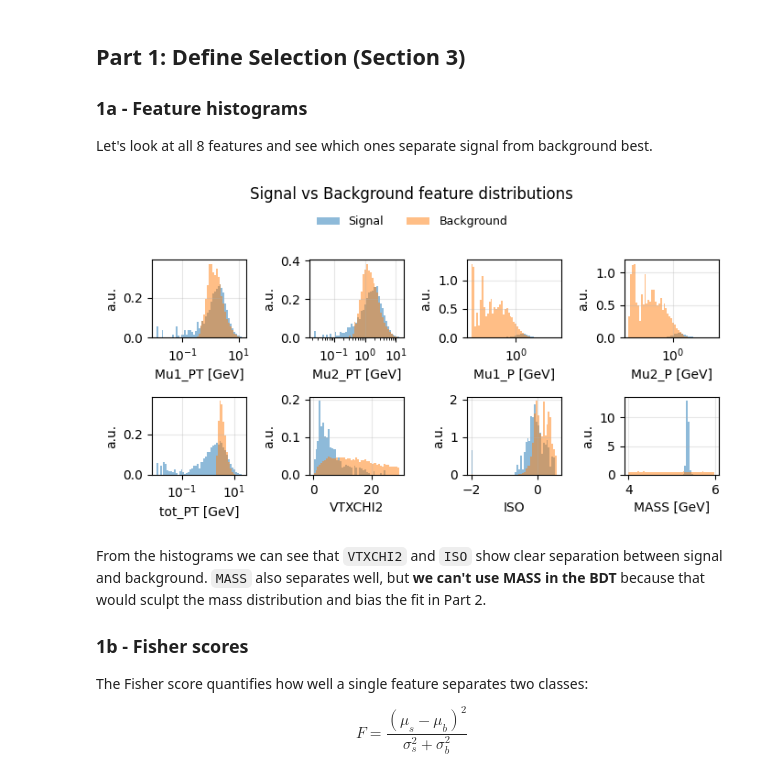
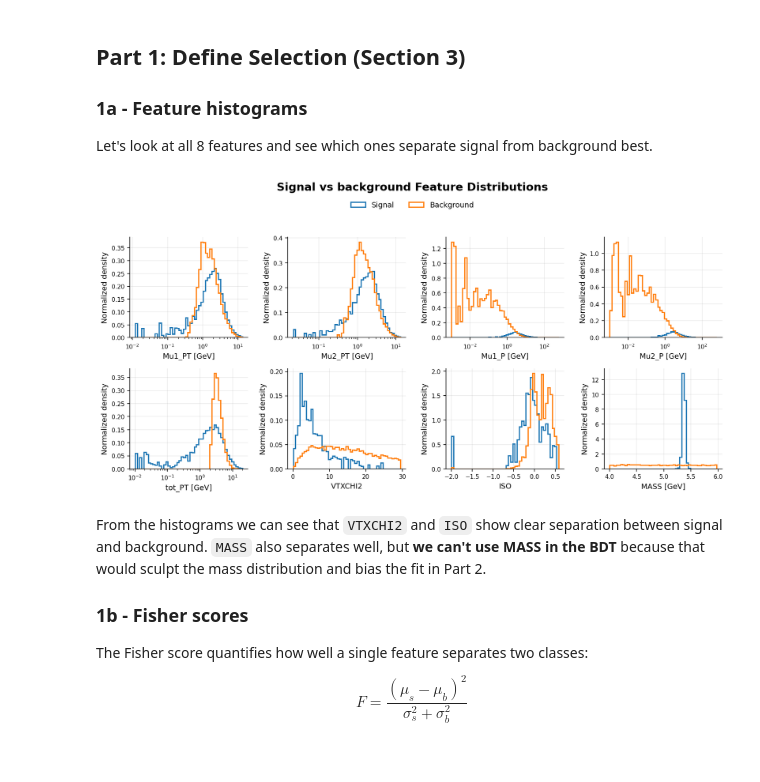
Before and after one commit to liuzzle/particle-discovery, a Jupyter notebook: particle_discovery.ipynb, the cells around one changed output. Drawn from its saved outputs; the diff is of its cells as text; code cells hidden in the pictures.

Commit message:
improve plots

```diff
--- a/particle_discovery.ipynb
+++ b/particle_discovery.ipynb
@@ -21,14 +21,21 @@ from sklearn.ensemble import GradientBoostingClassifier
 from sklearn.model_selection import train_test_split
 from sklearn.metrics import accuracy_score
 # %%
+
+# Plotting style for report
 plt.style.use('default')
 plt.rcParams.update({
     'figure.facecolor': 'white',
     'axes.facecolor': 'white',
     'savefig.facecolor': 'white',
+    'figure.dpi': 140,
+    'savefig.dpi': 300,
     'font.size': 10,
     'axes.titlesize': 11,
+    'axes.labelsize': 10,
     'legend.fontsize': 9,
+    'axes.spines.top': False,
+    'axes.spines.right': False,
 })
 # %% [markdown]
 #### Constants
@@ -90,53 +97,59 @@ units = {
 
 # momentum features are very skewed, so use log x-axis for easier visualization
 log_x_features = ['Mu1_PT', 'Mu2_PT', 'Mu1_P', 'Mu2_P', 'tot_PT']
+
+# report-friendly colors
+sig_color = '#1f77b4'
+bkg_color = '#ff7f0e'
+
 # plot histograms of each feature for signal and background
-fig, axes = plt.subplots(2, 4, figsize=(7, 3.5))
-# flatten axes for easy indexing
+fig, axes = plt.subplots(2, 4, figsize=(12, 6), sharey=False)
 axes = axes.flatten()
 
 # loop over features and plot histograms
 for i, feat in enumerate(features):
     ax = axes[i]
     use_log_x = feat in log_x_features
 
     # determine bin edges based on combined signal and background distributions
     # use log-spaced bins for skewed features, linear bins otherwise
     if use_log_x:
         lo = max(min(sig[feat].min(), bkg[feat].min()), 1e-3)
         hi = max(sig[feat].quantile(0.99), bkg[feat].quantile(0.99))
         bins = np.logspace(np.log10(lo), np.log10(hi), 50)
     else:
         lo = min(sig[feat].min(), bkg[feat].min())
         hi = max(sig[feat].quantile(0.99), bkg[feat].quantile(0.99))
         bins = np.linspace(lo, hi, 50)
 
     # plot histograms for signal and background
-    ax.hist(sig[feat], bins=bins, density=True, histtype='stepfilled',
-            alpha=0.5, label='Signal')
-    ax.hist(bkg[feat], bins=bins, density=True, histtype='stepfilled',
-            alpha=0.5, label='Background')
+    ax.hist(sig[feat], bins=bins, density=True, histtype='step', linewidth=1.6,
+            color=sig_color, label='Signal')
+    ax.hist(bkg[feat], bins=bins, density=True, histtype='step', linewidth=1.6,
+            color=bkg_color, label='Background')
 
     # set log scale if needed
     if use_log_x:
         ax.set_xscale('log')
 
     # set axis labels
     unit = units.get(feat, '')
     ax.set_xlabel(f'{feat} {unit}'.strip())
-    ax.set_ylabel('a.u.')
-    ax.grid(True, alpha=0.3)
+    ax.set_ylabel('Normalized density')
+    ax.grid(True, alpha=0.25)
+    ax.tick_params(labelsize=8)
 
-# shared legend across the figure
+# shared legend and title across the figure
 handles, labels = axes[0].get_legend_handles_labels()
-fig.legend(handles, labels, loc='upper center', ncol=2, frameon=False,
-           bbox_to_anchor=(0.5, 1.02))
-plt.suptitle('Signal vs Background feature distributions', y=1.08)
-plt.tight_layout()
-plt.savefig('plots/feature_histograms.png', dpi=200, bbox_inches='tight')
+fig.suptitle('Signal vs background Feature Distributions', y=0.995, fontsize=15, fontweight='semibold')
+fig.legend(handles, labels, loc='upper center', ncol=2, frameon=False, fontsize=10,
+           bbox_to_anchor=(0.5, 0.955))
+plt.tight_layout(rect=(0, 0, 1, 0.91))
+plt.savefig('plots/feature_histograms.png', dpi=300, bbox_inches='tight')
+plt.savefig('plots/feature_histograms.pdf', bbox_inches='tight')
 plt.show()
 # %% [output]
-[figure, old version]
+[figure, new version]
 # %% [markdown]
 From the histograms we can see that `VTXCHI2` and `ISO` show clear separation between signal and background. `MASS` also separates well, but **we can't use MASS in the BDT** because that would sculpt the mass distribution and bias the fit in Part 2.
 
```
Also changed, not shown: parts of 9 cells of this notebook, 15 other files.
